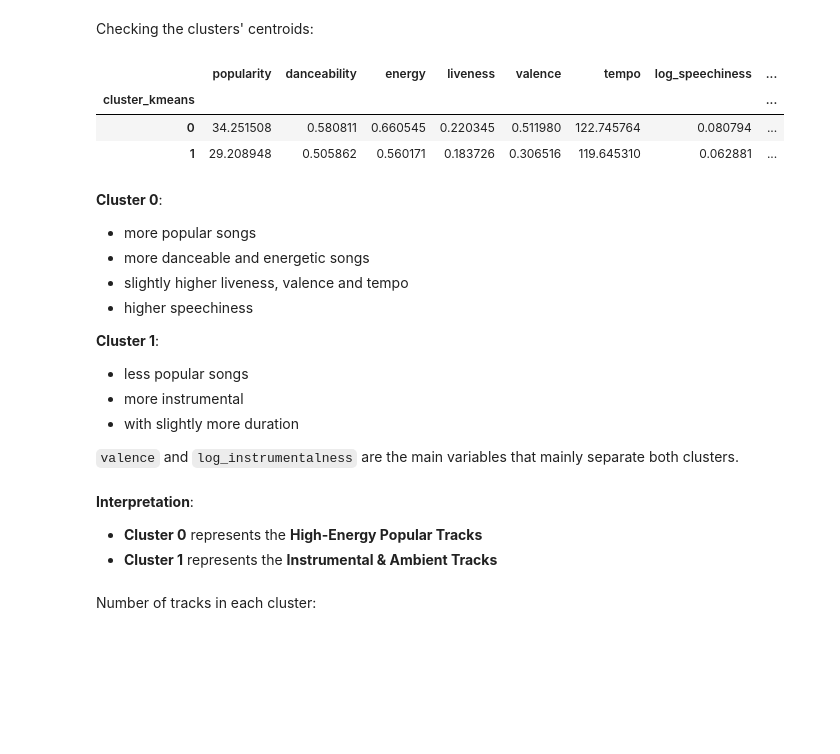
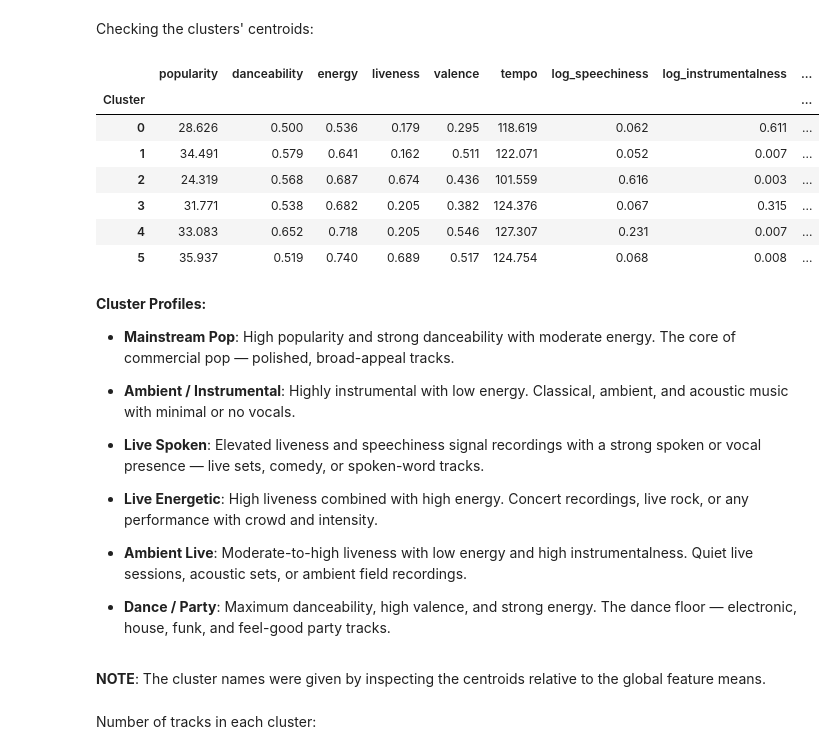
Before and after one commit to iinesclaro/ml2_projects, a Jupyter notebook: spotify_tracks_main.ipynb, the cells around one changed output. Saved outputs shown, nothing was run; the diff lists cells and outputs as text; code cells hidden in the pictures; blank space fills up the shorter version.

```diff
--- a/spotify_tracks_main.ipynb
+++ b/spotify_tracks_main.ipynb
@@ -302,3 +315,19 @@ plt.show()
 # %%
-kmeans = KMeans(n_clusters=2, random_state=0).fit(spotify_clustering_scaled)
+names_clusters = {
+    1: 'Mainstream Pop',
+    0: 'Ambient / Instrumental',
+    2: 'Live Spoken',
+    4: 'Live Energetic',
+    5: 'Ambient Live',
+    3: 'Dance / Party',
+}
+
+kmeans = KMeans(n_clusters=6, random_state=0, n_init=10).fit(spotify_clustering_scaled)
 spotify_clustering['cluster_kmeans'] = kmeans.predict(spotify_clustering_scaled)
+#spotify_clustering['cluster_name']   = spotify_clustering['cluster_kmeans'].map(names_clusters)
+
+sil = silhouette_score(spotify_clustering_scaled,
+                       spotify_clustering['cluster_kmeans'],
+                       random_state=0)
+print(f'Silhouette Score (K=6): {sil:.4f}')
+print(f'Inertia          (K=6): {kmeans.inertia_:,.0f}')
@@ -305,28 +337,36 @@ spotify_clustering['cluster_kmeans'] = kmeans.predict(spotify_clustering_scaled)
 # %% [markdown]
 Checking the clusters' centroids:
 # %%
-spotify_clustering.groupby('cluster_kmeans').mean()
+feat_cols = ['popularity', 'danceability', 'energy', 'liveness', 'valence',
+             'tempo', 'log_speechiness', 'log_instrumentalness', 'log_duration_ms']
+
+centroids = spotify_clustering.groupby('cluster_kmeans')[feat_cols].mean().round(3)
+centroids.index.name = 'Cluster'
+centroids
 # %% [output]
-|  | popularity | danceability | energy | liveness | valence | tempo | log_speechiness | ... |
-| cluster_kmeans |  |  |  |  |  |  |  | ... |
-| 0 | 34.251508 | 0.580811 | 0.660545 | 0.220345 | 0.511980 | 122.745764 | 0.080794 | ... |
-| 1 | 29.208948 | 0.505862 | 0.560171 | 0.183726 | 0.306516 | 119.645310 | 0.062881 | ... |
+|  | popularity | danceability | energy | liveness | valence | tempo | log_speechiness | log_instrumentalness | ... |
+| Cluster |  |  |  |  |  |  |  |  | ... |
+| 0 | 28.626 | 0.500 | 0.536 | 0.179 | 0.295 | 118.619 | 0.062 | 0.611 | ... |
+| 1 | 34.491 | 0.579 | 0.641 | 0.162 | 0.511 | 122.071 | 0.052 | 0.007 | ... |
+| 2 | 24.319 | 0.568 | 0.687 | 0.674 | 0.436 | 101.559 | 0.616 | 0.003 | ... |
+| 3 | 31.771 | 0.538 | 0.682 | 0.205 | 0.382 | 124.376 | 0.067 | 0.315 | ... |
+| 4 | 33.083 | 0.652 | 0.718 | 0.205 | 0.546 | 127.307 | 0.231 | 0.007 | ... |
+| 5 | 35.937 | 0.519 | 0.740 | 0.689 | 0.517 | 124.754 | 0.068 | 0.008 | ... |
-# %% [markdown]
-**Cluster 0**:
-- more popular songs
-- more danceable and energetic songs
-- slightly higher liveness, valence and tempo
-- higher speechiness
-
-**Cluster 1**:
-- less popular songs
-- more instrumental
-- with slightly more duration
-
-`valence` and `log_instrumentalness` are the main variables that mainly separate both clusters.
-# %% [markdown]
-**Interpretation**:
-- **Cluster 0** represents the **High-Energy Popular Tracks**
-- **Cluster 1** represents the **Instrumental & Ambient Tracks**
+# %% [markdown]
+**Cluster Profiles:**
+
+- **Mainstream Pop**: High popularity and strong danceability with moderate energy. The core of commercial pop — polished, broad-appeal tracks.
+
+- **Ambient / Instrumental**: Highly instrumental with low energy. Classical, ambient, and acoustic music with minimal or no vocals.
+
+- **Live Spoken**: Elevated liveness and speechiness signal recordings with a strong spoken or vocal presence — live sets, comedy, or spoken-word tracks.
+
+- **Live Energetic**: High liveness combined with high energy. Concert recordings, live rock, or any performance with crowd and intensity.
+
+- **Ambient Live**: Moderate-to-high liveness with low energy and high instrumentalness. Quiet live sessions, acoustic sets, or ambient field recordings.
+
+- **Dance / Party**: Maximum danceability, high valence, and strong energy. The dance floor — electronic, house, funk, and feel-good party tracks.
+# %% [markdown]
+**NOTE**: The cluster names were given by inspecting the centroids relative to the global feature means.
 # %% [markdown]
 Number of tracks in each cluster:
```
Also changed, not shown: parts of 10 cells of this notebook, 1 other file.
